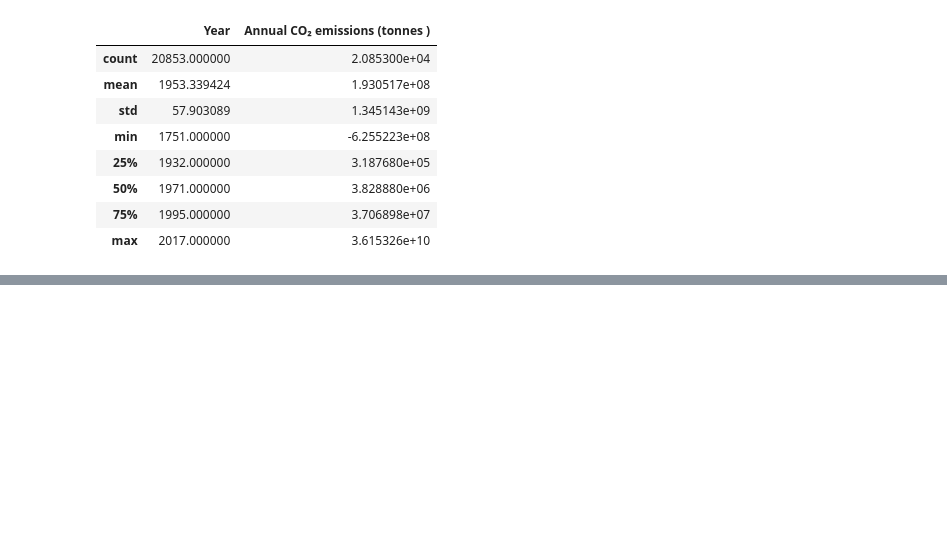
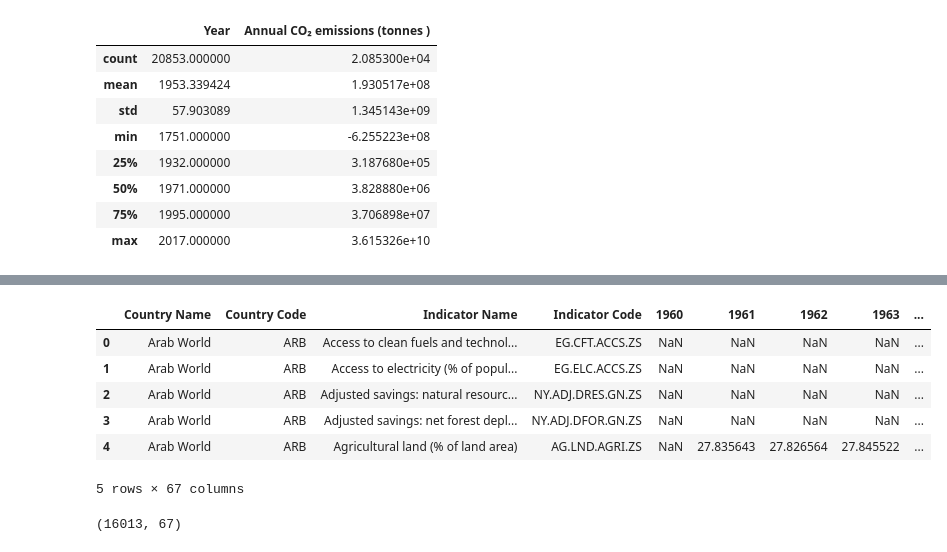
Before and after one commit to mayankbphc/ESG_Predictive_Modelling, a Jupyter notebook: Code.ipynb, the cells around one changed output, grey strips where cells are left out. Saved outputs shown, nothing was run; the diff lists cells and outputs as text; code cells hidden in the pictures; blank space fills up the shorter version.

```diff
--- a/Code.ipynb
+++ b/Code.ipynb
@@ -52,0 +66,15 @@ Emission_data[Emission_data.Code.isnull()==True]
+# %%
+ESG_Data = pd.read_csv("ESG_Data.csv")
+ESG_Data.head()
+# %% [output]
+|  | Country Name | Country Code | Indicator Name | Indicator Code | 1960 | 1961 | 1962 | 1963 | ... |
+| 0 | Arab World | ARB | Access to clean fuels and technol... | EG.CFT.ACCS.ZS | NaN | NaN | NaN | NaN | ... |
+| 1 | Arab World | ARB | Access to electricity (% of popul... | EG.ELC.ACCS.ZS | NaN | NaN | NaN | NaN | ... |
+| 2 | Arab World | ARB | Adjusted savings: natural resourc... | NY.ADJ.DRES.GN.ZS | NaN | NaN | NaN | NaN | ... |
+| 3 | Arab World | ARB | Adjusted savings: net forest depl... | NY.ADJ.DFOR.GN.ZS | NaN | NaN | NaN | NaN | ... |
+| 4 | Arab World | ARB | Agricultural land (% of land area) | AG.LND.AGRI.ZS | NaN | 27.835643 | 27.826564 | 27.845522 | ... |
+5 rows × 67 columns
+# %%
+ESG_Data.shape
+# %% [output]
+(16013, 67)
```
Also changed, not shown: parts of 24 cells of this notebook.
